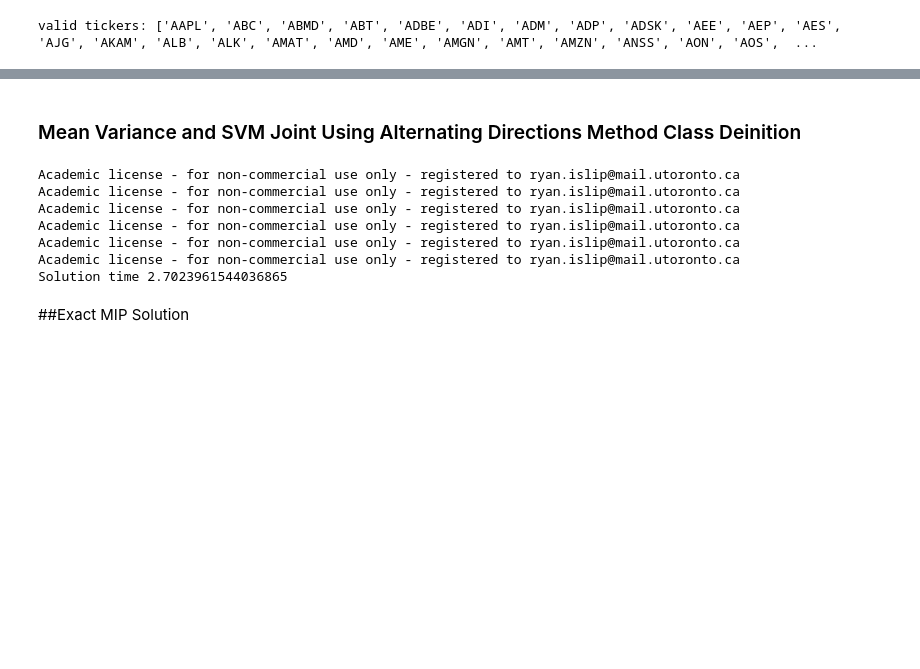
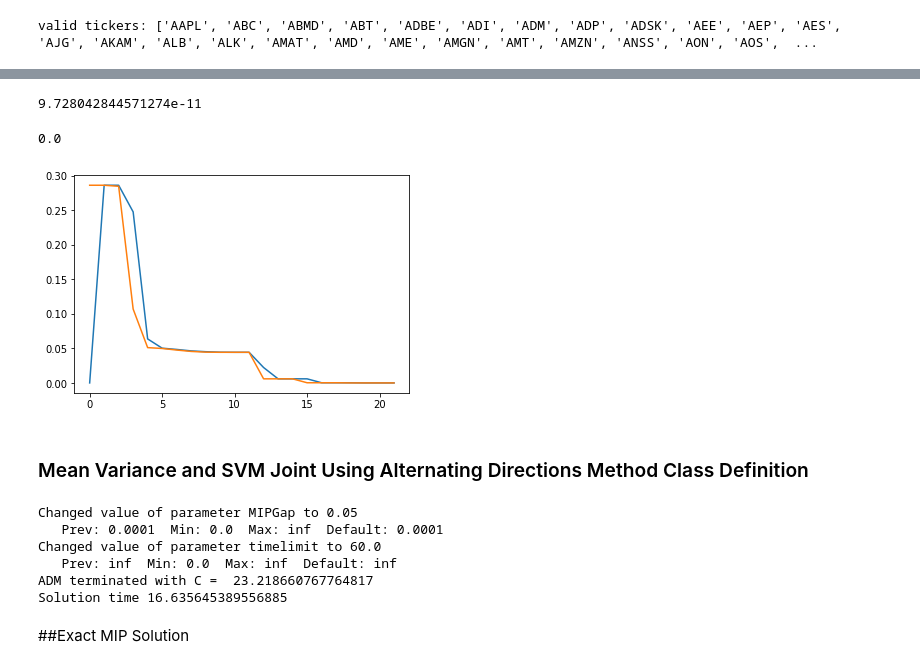
Before and after one commit to davidislip/SVM-and-MVO, a Jupyter notebook: ADM_Comparison_NoteBook_Timing.ipynb, the cells around one changed output, grey strips where cells are left out. Drawn from its saved outputs; the diff is of its cells as text; code cells hidden in the pictures; blank space fills up the shorter version.

```diff
--- a/ADM_Comparison_NoteBook_Timing.ipynb
+++ b/ADM_Comparison_NoteBook_Timing.ipynb
@@ -128,4 +143,4 @@ Set parameter LicenseID
 # %%
-mth = rets.index[0]
+mth = rets.index[25]
 mth
 # %% [output]
@@ -136,7 +151,7 @@ sign = lambda a: int((a>0)) - int((a<0))
 
 #preprocessing
 cov_, mean_ = forecasts[mth]
-N = 200 #len(mean_)
+N = len(mean_)
 cov = cov_[:N,:N]
 mean = mean_[:N,:]
 tics = list(rets.columns[:N])
@@ -148,7 +163,6 @@ Y = wrds_tics.loc[:,"ROC1":"Momentum"] # Y matrix in formulation
 Y_ =  (Y - Y.mean(axis=0))/(Y.std(axis=0))
 Y_ = Y_.iloc[:,:]
 #Y_ = Y_[['ROC1', 'INV1', 'PRO1'	, 'GRW1', 'LEV1', 'LIQ1']]
-#Y_['momentum'] = mean
 cols = ['LEV1', 'GRW1', 'Momentum']
 Y_ = Y_[cols]
 #Y_['momentum'] = mean
@@ -160,0 +177,14 @@ valid tickers: ['AAPL', 'ABC', 'ABMD', 'ABT', 'ADBE', 'ADI', 'ADM', 'ADP', 'ADSK
+# %%
+MVO_2 = MVO(tics, mean, cov, ret_constr, Y_, AssetLim)
+SVM_2 = SVM(tics, Y_ , soft_margin*np.ones_like(mean))
+
+SVM_MVO_Fast_v2 = SVM_MVO_ADM_v2(MVO_2, SVM_2, IterLim = 10, ParamLim = 15)
+SVM_MVO_Fast_v2.MVO_.model.params.MIPGap = 0.05
+SVM_MVO_Fast_v2.SVM_.model.params.timelimit = 60
+SVM_MVO_Fast_v2.MVO_.model.params.OutputFlag = 0
+SVM_MVO_Fast_v2.SVM_.model.params.OutputFlag = 0
+start = time.time()
+SVM_MVO_Fast_v2.initialize_soln()
+ws_2, xs_2, zs_2 , xi_mvo_2, xi_svm_2, dt_2, objs_svm_2, objs_mvo_2 = SVM_MVO_Fast_v2.solve_ADM()
+end = time.time()
+print("Solution time", end - start)
@@ -161,24 +210,42 @@ valid tickers: ['AAPL', 'ABC', 'ABMD', 'ABT', 'ADBE', 'ADI', 'ADM', 'ADP', 'ADSK
+# %%
+xi_svm_2.sum(axis =1)[np.argmin(xi_svm_2.sum(axis =1))]
+# %% [output]
+9.728042844571274e-11
+# %%
+#plt.plot(ws[:,1])
+np.abs(SVM_MVO_Fast_v2.SVM_.w.x).sum()*10**(-3)
+plt.plot(xi_mvo_2.sum(axis=1))
+
+plt.plot(xi_svm_2.sum(axis=1))
+
+#plt.plot(objs_svm_2)
+
+SVM_MVO_Fast_v2.MVO_.xi.x.sum()
+# %% [output]
+0.0
+[figure, added]
 # %% [markdown]
-### Mean Variance and SVM Joint Using Alternating Directions Method Class Deinition
+### Mean Variance and SVM Joint Using Alternating Directions Method Class Definition
 # %%
 MVO_ = MVO(tics, mean, cov, ret_constr, Y_, AssetLim)
 SVM_ = SVM(tics, Y_ , soft_margin)
-SVM_MVO_Fast = SVM_MVO_ADM(MVO_, SVM_, IterLim = 200)
+SVM_MVO_Fast = SVM_MVO_ADM(MVO_, SVM_, IterLim = 10, ParamLim = 15)
+SVM_MVO_Fast.MVO_.model.params.MIPGap = 0.05
+SVM_MVO_Fast.SVM_.model.params.timelimit = 60
 SVM_MVO_Fast.MVO_.model.params.OutputFlag = 0
 SVM_MVO_Fast.SVM_.model.params.OutputFlag = 0
 start = time.time()
 SVM_MVO_Fast.initialize_soln()
-ws , xs, zs , xi_mvo, xi_svm, dt = SVM_MVO_Fast.solve_ADM()
+ws , xs, zs , xi_mvo, xi_svm, dt, objs_svm, objs_mvo = SVM_MVO_Fast.solve_ADM()
 end = time.time()
 print("Solution time", end - start)
 # %% [output]
-Academic license - for non-commercial use only - registered to ryan.islip@mail.utoronto.ca
-Academic license - for non-commercial use only - registered to ryan.islip@mail.utoronto.ca
-Academic license - for non-commercial use only - registered to ryan.islip@mail.utoronto.ca
-Academic license - for non-commercial use only - registered to ryan.islip@mail.utoronto.ca
-Academic license - for non-commercial use only - registered to ryan.islip@mail.utoronto.ca
-Academic license - for non-commercial use only - registered to ryan.islip@mail.utoronto.ca
-Solution time 2.7023961544036865
+Changed value of parameter MIPGap to 0.05
+   Prev: 0.0001  Min: 0.0  Max: inf  Default: 0.0001
+Changed value of parameter timelimit to 60.0
+   Prev: inf  Min: 0.0  Max: inf  Default: inf
+ADM terminated with C =  23.218660767764817
+Solution time 16.635645389556885
 # %% [markdown]
 ##Exact MIP Solution
 # %%
```
Also changed, not shown: parts of 17 cells of this notebook.
